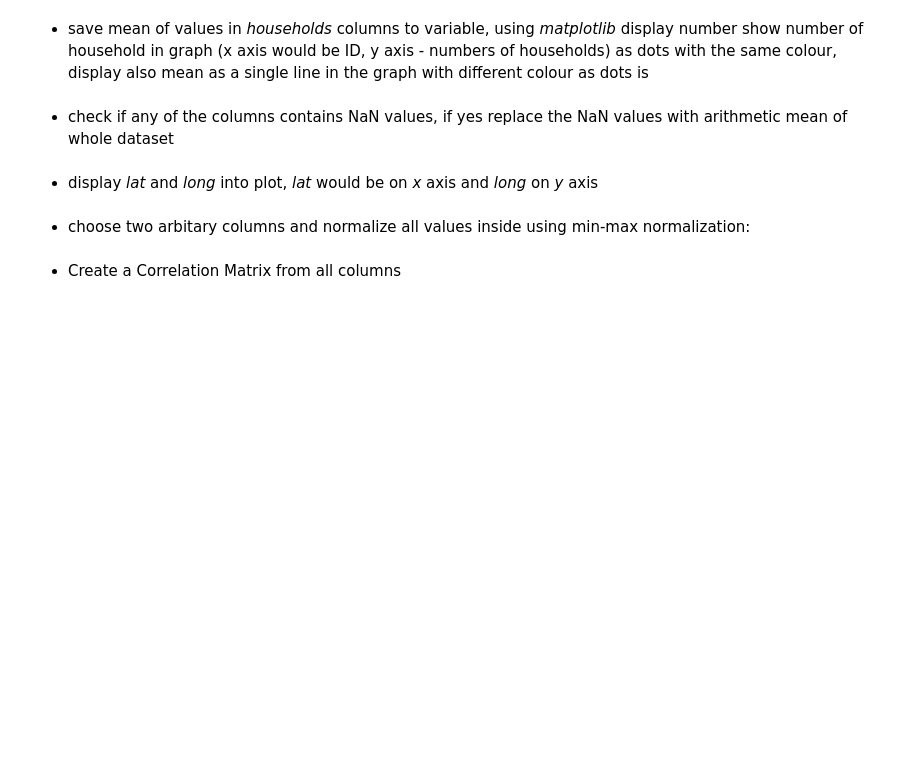
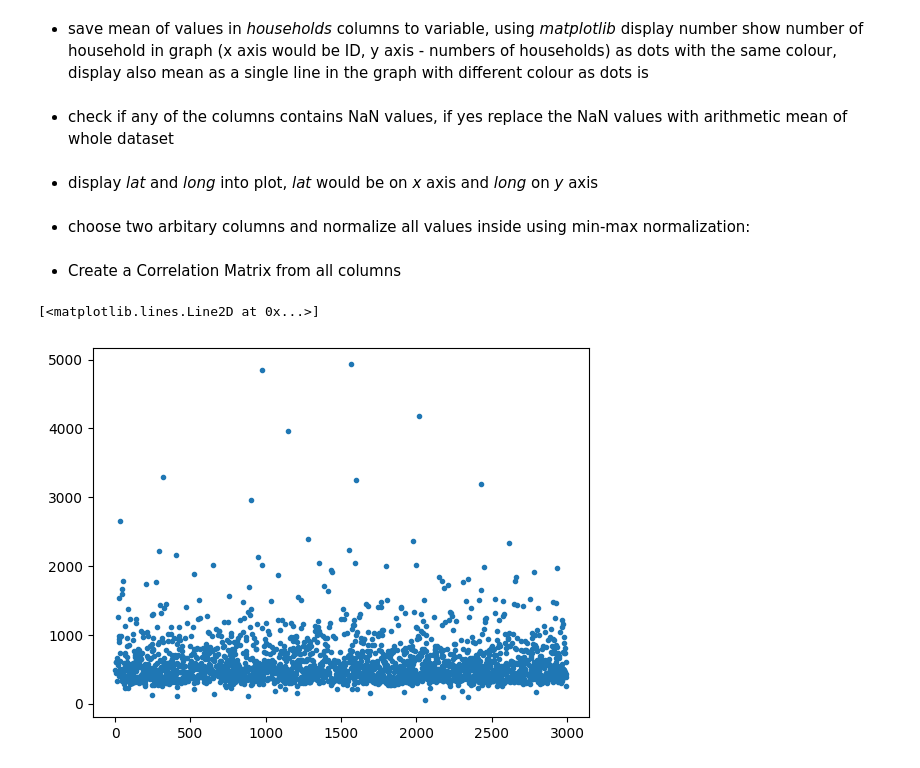
Before and after one commit to Dan5049/MPC-MLF, a Jupyter notebook: cv01/exercie_01.ipynb, the cells around one changed output. Cells and saved outputs as stored; diff of their text form; code cells hidden in the pictures; blank space fills up the shorter version.

```diff
--- a/cv01/exercie_01.ipynb
+++ b/cv01/exercie_01.ipynb
@@ -218,3 +218,29 @@ Use google colab dataset loaded in the lecture and do following operations:
 - choose two arbitary columns and normalize all values inside using min-max normalization:
 # %% [markdown]
 - Create a Correlation Matrix from all columns
+# %%
+import pandas as pd
+import matplotlib.pyplot as plt
+
+dataset = pd.read_csv('california_housing_test.csv')
+dataset.describe()
+
+tot_bedrooms_abv = dataset[dataset["total_bedrooms"] > 310]
+tot_bedrooms_abv.head()
+
+#tot_bedrooms_abv.drop(index=tot_bedrooms_abv.index[-1], axis=0, inplace=True)
+#tot_bedrooms_abv.drop(index=tot_bedrooms_abv.index[1], axis=0, inplace=True)
+tot_bedrooms_abv = tot_bedrooms_abv[:-1]
+tot_bedrooms_abv = tot_bedrooms_abv[1:]
+#print(tot_bedrooms_abv)
+
+hh_mean = tot_bedrooms_abv["households"].mean()
+#print(hh_mean)
+#idx = tot_bedrooms_abv[tot_bedrooms_abv.columns[0]]
+#idx = tot_bedrooms_abv.index
+hh_plt = tot_bedrooms_abv["households"]
+#print(hh_plt)
+plt.plot(hh_plt, ".")
+# %% [output]
+[<matplotlib.lines.Line2D at 0x...>]
+[figure, added]
```
Also changed, not shown: parts of 1 cell of this notebook, 1 other file.
